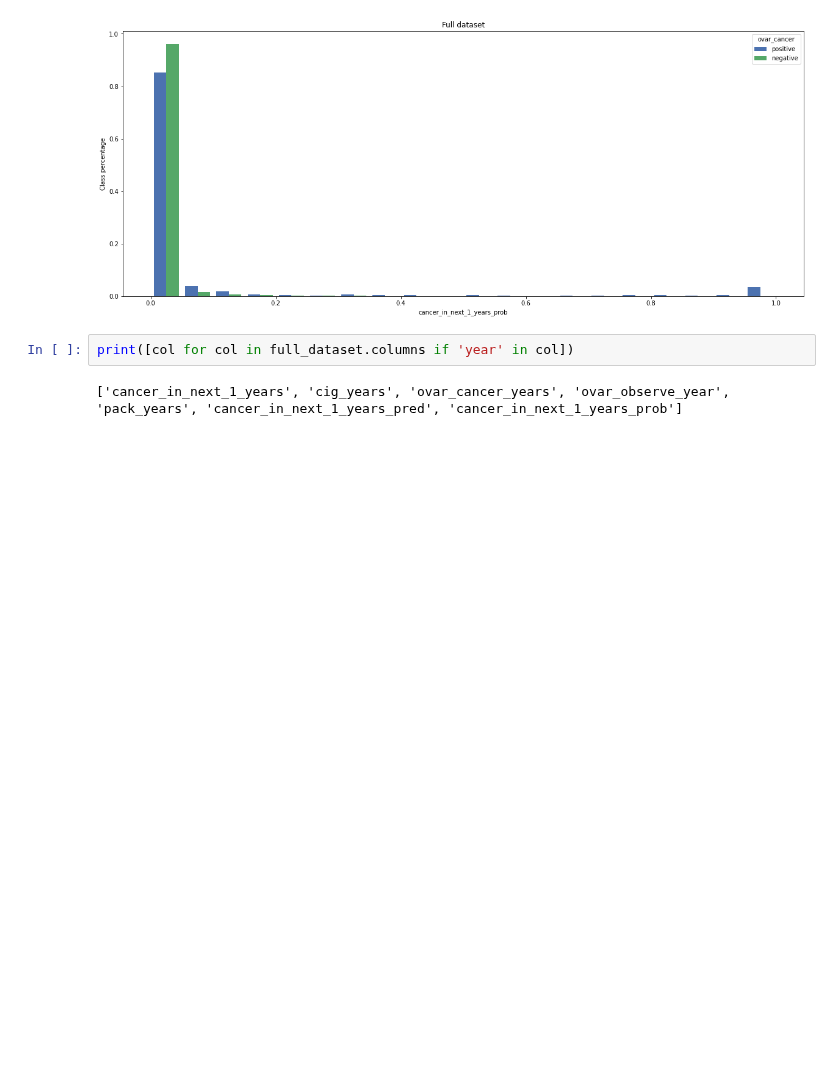
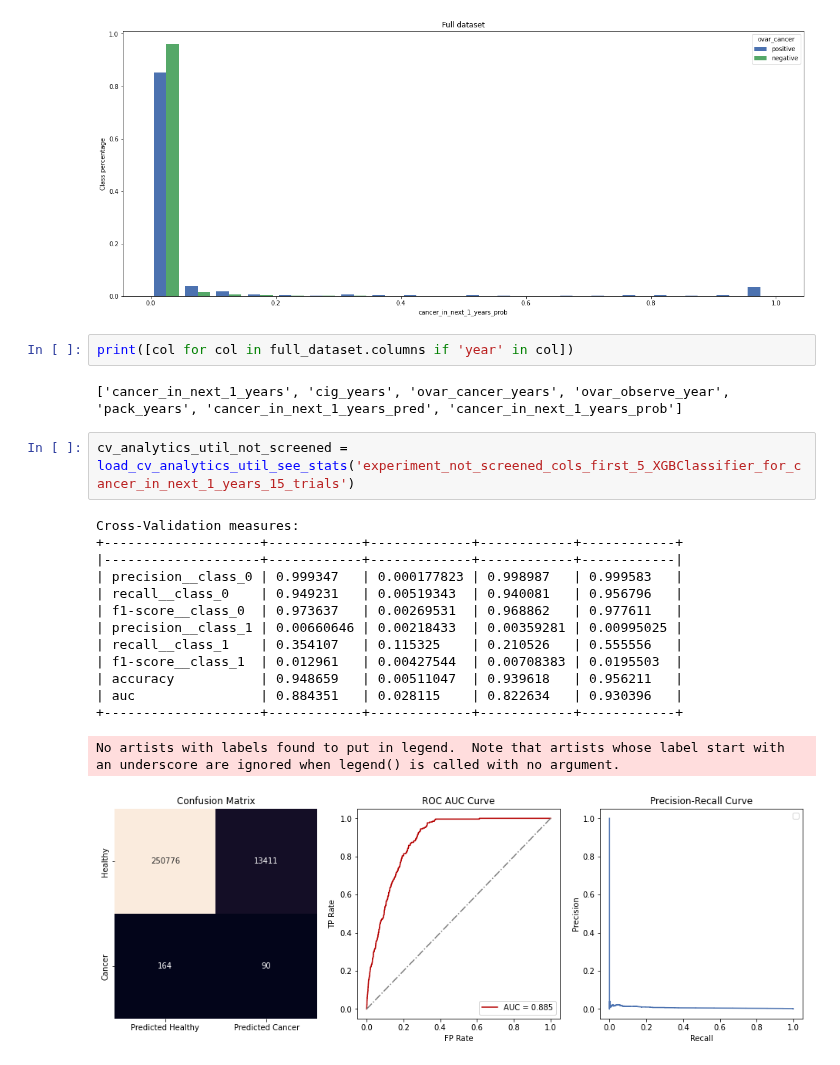
Before and after one commit to fedorenkood/ovarian_cancer_models, a Jupyter notebook: running_tests_single_label.ipynb, the cells around one changed output. Cells and saved outputs as stored; diff of their text form; blank space fills up the shorter version.

```diff
--- a/running_tests_single_label.ipynb
+++ b/running_tests_single_label.ipynb
@@ -224,3 +261,20 @@ plot_hist_side_by_side_for_class(full_dataset, 'ovar_cancer', 'cancer_in_next_1_
 print([col for col in full_dataset.columns if 'year' in col])
 # %% [output]
 ['cancer_in_next_1_years', 'cig_years', 'ovar_cancer_years', 'ovar_observe_year', 'pack_years', 'cancer_in_next_1_years_pred', 'cancer_in_next_1_years_prob']
+# %%
+cv_analytics_util_not_screened = load_cv_analytics_util_see_stats('experiment_not_screened_cols_first_5_XGBClassifier_for_cancer_in_next_1_years_15_trials')
+# %% [output]
+Cross-Validation measures:
++--------------------+------------+-------------+------------+------------+
+|--------------------+------------+-------------+------------+------------|
+| precision__class_0 | 0.999347   | 0.000177823 | 0.998987   | 0.999583   |
+| recall__class_0    | 0.949231   | 0.00519343  | 0.940081   | 0.956796   |
+| f1-score__class_0  | 0.973637   | 0.00269531  | 0.968862   | 0.977611   |
+| precision__class_1 | 0.00660646 | 0.00218433  | 0.00359281 | 0.00995025 |
+| recall__class_1    | 0.354107   | 0.115325    | 0.210526   | 0.555556   |
+| f1-score__class_1  | 0.012961   | 0.00427544  | 0.00708383 | 0.0195503  |
+| accuracy           | 0.948659   | 0.00511047  | 0.939618   | 0.956211   |
+| auc                | 0.884351   | 0.028115    | 0.822634   | 0.930396   |
++--------------------+------------+-------------+------------+------------+
+No artists with labels found to put in legend.  Note that artists whose label start with an underscore are ignored when legend() is called with no argument.
+[figure, added]
```
Also changed, not shown: parts of 25 cells of this notebook, 3 other files.
